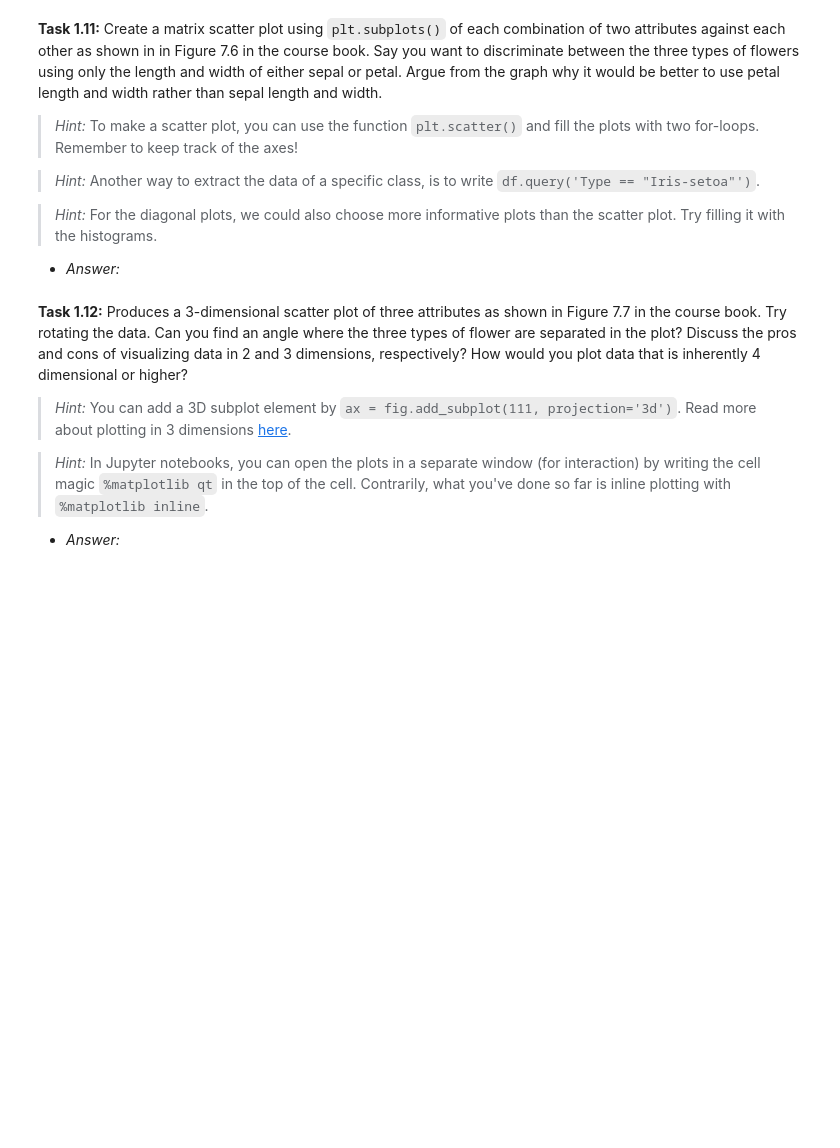
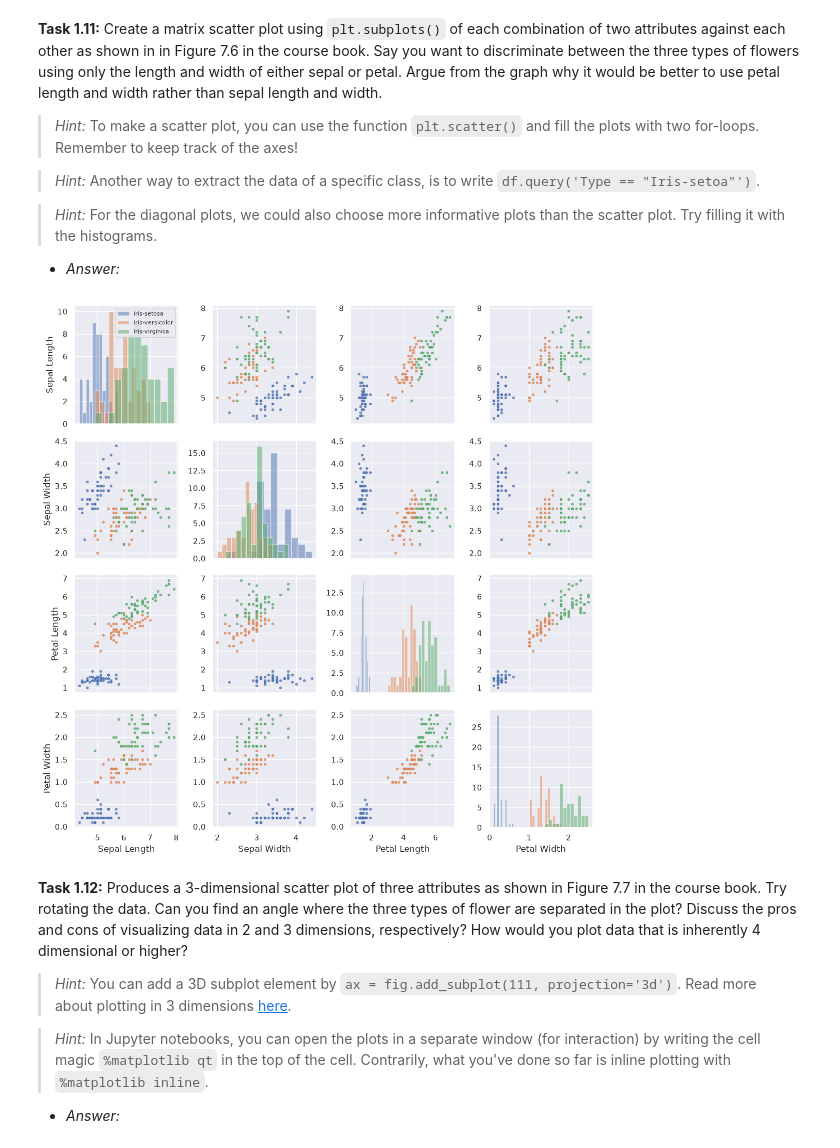
Before and after one commit to NicolaiNielsen/02452exercises, a Jupyter notebook: week1/exercise1.ipynb, the cells around one changed output. Saved outputs shown, nothing was run; the diff lists cells and outputs as text; code cells hidden in the pictures; blank space fills up the shorter version.

```diff
--- a/week1/exercise1.ipynb
+++ b/week1/exercise1.ipynb
@@ -262,8 +291,27 @@ raise NotImplementedError()
 
 - *Answer:*
 # %%
-# YOUR CODE HERE
-raise NotImplementedError()
+fig, axes = plt.subplots(4, 4, figsize=(11, 11), sharex='col')
+
+for i in range(4):
+    for j in range(4):
+        ax = axes[i, j]
+        for species, data in df.groupby("Type"):
+            if i == j:
+                ax.hist(data.iloc[:, j], bins=12, alpha=0.5, label=species)
+            else:
+                ax.scatter(x=data.iloc[:, j], y=data.iloc[:, i], s=8, alpha=0.7, label=species)
+
+        if j == 0:
+            ax.set_ylabel(df.columns[i])
+        if i == 3:
+            ax.set_xlabel(df.columns[j])
+
+axes[0, 0].legend(fontsize=8)
+fig.tight_layout()
+plt.show()
+# %% [output]
+[figure, added]
 # %% [markdown]
 **Task 1.12:** Produces a 3-dimensional scatter plot of three attributes as shown in Figure 7.7 in the course book. Try rotating the data. Can you find an angle where the three types of flower are separated in the plot? Discuss the pros and cons of visualizing data in 2 and 3 dimensions, respectively? How would you plot data that is inherently 4 dimensional or higher?
 > *Hint:*  You can add a 3D subplot element by `ax = fig.add_subplot(111, projection='3d')`. Read more about plotting in 3 dimensions [here](matplotlib.sourceforge.net/mpl_toolkits/mplot3d/tutorial.html).
```
Also changed, not shown: parts of 7 cells of this notebook.
